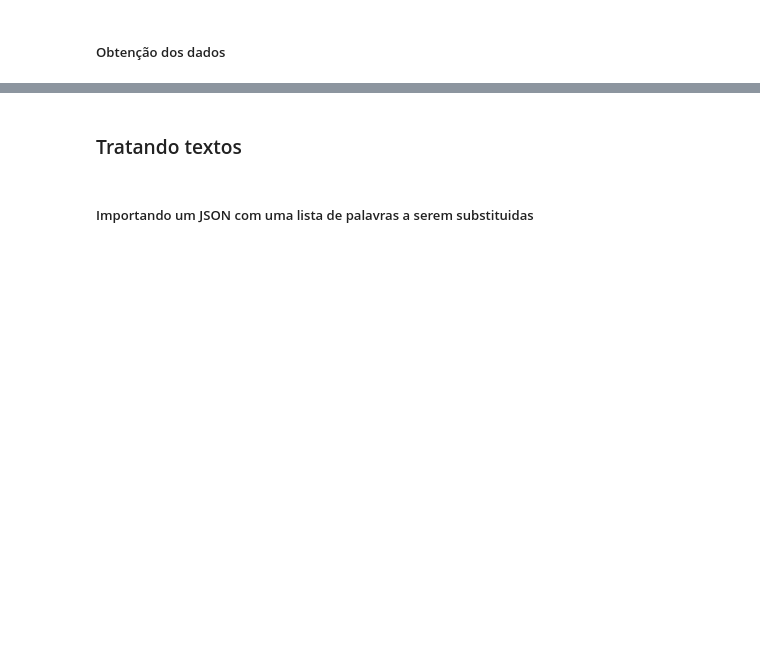
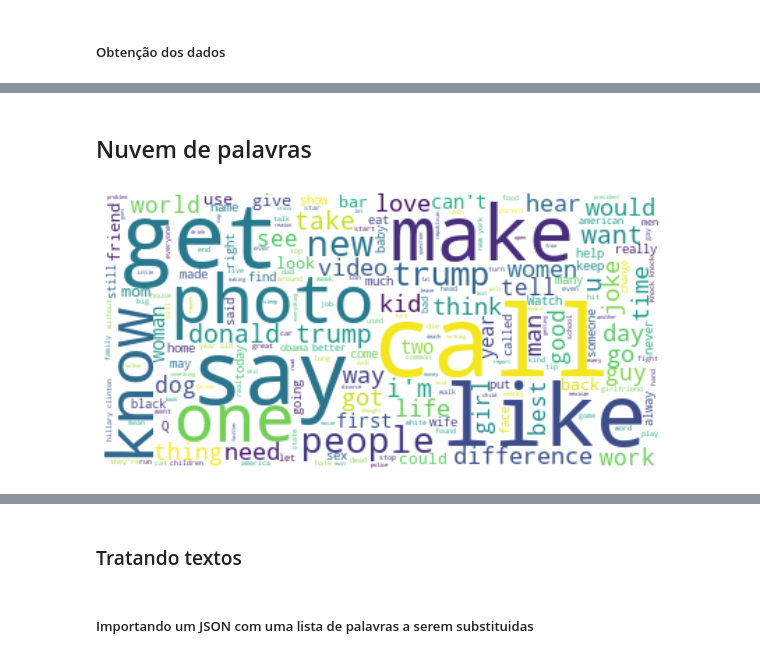
Before and after one commit to rsoares10-college-projects/nlp-checkpoint-2, a Jupyter notebook: main.ipynb, the cells around one changed output, grey strips where cells are left out. Cells and saved outputs as stored; diff of their text form; code cells hidden in the pictures; blank space fills up the shorter version.

```diff
--- a/main.ipynb
+++ b/main.ipynb
@@ -30,0 +51,13 @@ df.dropna(inplace=True)
+# %% [markdown]
+## Nuvem de palavras
+# %%
+commonsWordsDF = " ".join(i for i in df.text)
+stopWords = nltk.corpus.stopwords.words('english')
+wordcloud = WordCloud(stopwords=stopWords, background_color="white").generate(commonsWordsDF)
+
+plt.figure(figsize=(10, 10))
+plt.axis("off")
+plt.imshow(wordcloud, interpolation='bilinear')
+plt.show()
+# %% [output]
+[figure, added]
```
Also changed, not shown: parts of 6 cells of this notebook.
